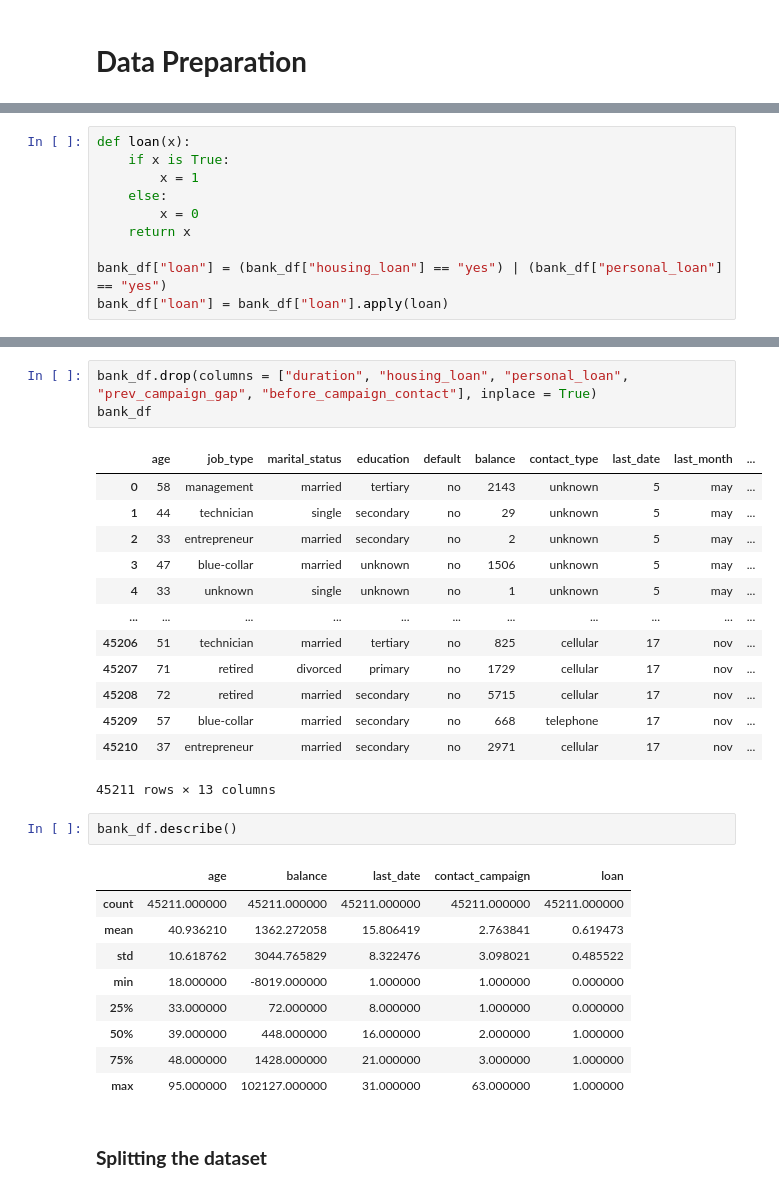
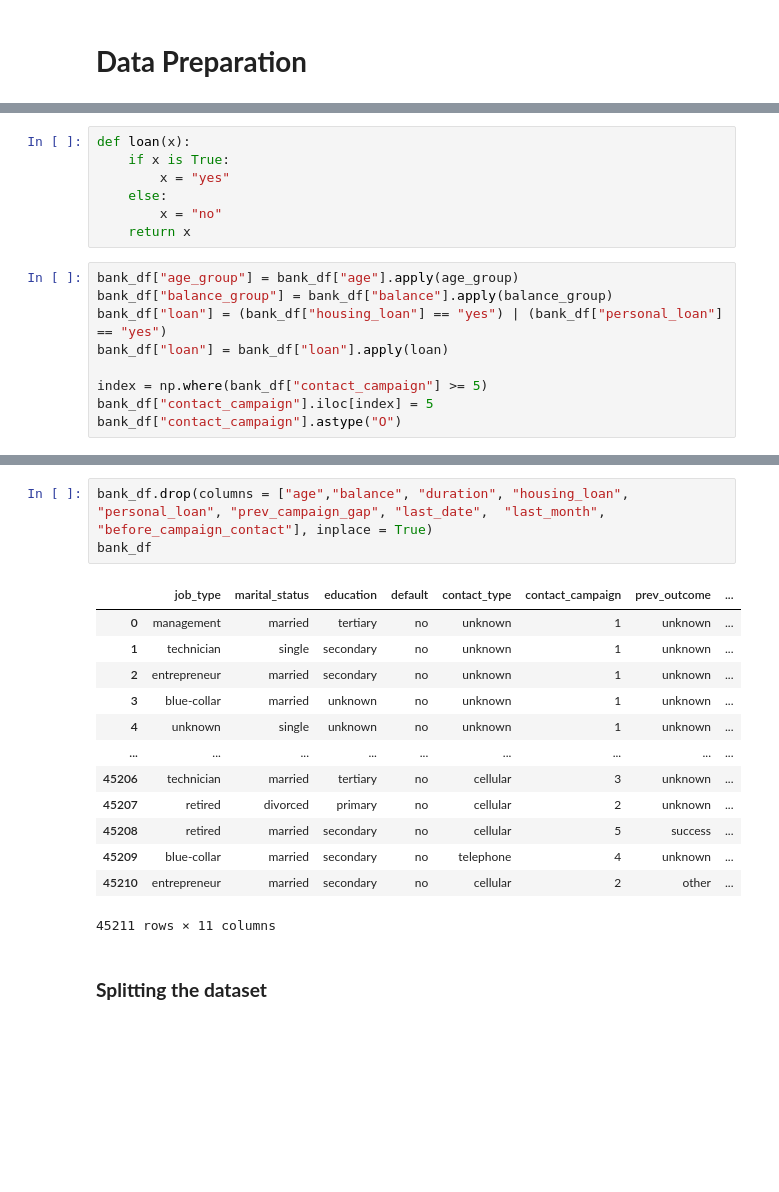
Before and after one commit to RupeshSharma14/Bank-Marketing-Effectiveness-Prediction, a Jupyter notebook: Bank_Marketing_Effectiveness_Prediction_Capstone_Project.ipynb, the cells around one changed output, grey strips where cells are left out. Saved outputs shown, nothing was run; the diff lists cells and outputs as text; blank space fills up the shorter version.

```diff
--- a/Bank_Marketing_Effectiveness_Prediction_Capstone_Project.ipynb
+++ b/Bank_Marketing_Effectiveness_Prediction_Capstone_Project.ipynb
@@ -350,10 +373,16 @@ plt.show()
 # %%
 def loan(x):
     if x is True:
-        x = 1
+        x = "yes"
     else:
-        x = 0
+        x = "no"
     return x
-
-bank_df["loan"] = (bank_df["housing_loan"] == "yes") | (bank_df["personal_loan"] == "yes")
-bank_df["loan"] = bank_df["loan"].apply(loan)
+# %%
+bank_df["age_group"] = bank_df["age"].apply(age_group)
+bank_df["balance_group"] = bank_df["balance"].apply(balance_group)
+bank_df["loan"] = (bank_df["housing_loan"] == "yes") | (bank_df["personal_loan"] == "yes")
+bank_df["loan"] = bank_df["loan"].apply(loan)
+
+index = np.where(bank_df["contact_campaign"] >= 5)
+bank_df["contact_campaign"].iloc[index] = 5
+bank_df["contact_campaign"].astype("O")
@@ -360,32 +402,20 @@ bank_df["loan"] = bank_df["loan"].apply(loan)
 # %%
-bank_df.drop(columns = ["duration", "housing_loan", "personal_loan", "prev_campaign_gap", "before_campaign_contact"], inplace = True)
+bank_df.drop(columns = ["age","balance", "duration", "housing_loan", "personal_loan", "prev_campaign_gap", "last_date",	"last_month", "before_campaign_contact"], inplace = True)
 bank_df
 # %% [output]
-|  | age | job_type | marital_status | education | default | balance | contact_type | last_date | last_month | ... |
-| 0 | 58 | management | married | tertiary | no | 2143 | unknown | 5 | may | ... |
-| 1 | 44 | technician | single | secondary | no | 29 | unknown | 5 | may | ... |
-| 2 | 33 | entrepreneur | married | secondary | no | 2 | unknown | 5 | may | ... |
-| 3 | 47 | blue-collar | married | unknown | no | 1506 | unknown | 5 | may | ... |
-| 4 | 33 | unknown | single | unknown | no | 1 | unknown | 5 | may | ... |
-| ... | ... | ... | ... | ... | ... | ... | ... | ... | ... | ... |
-| 45206 | 51 | technician | married | tertiary | no | 825 | cellular | 17 | nov | ... |
-| 45207 | 71 | retired | divorced | primary | no | 1729 | cellular | 17 | nov | ... |
-| 45208 | 72 | retired | married | secondary | no | 5715 | cellular | 17 | nov | ... |
-| 45209 | 57 | blue-collar | married | secondary | no | 668 | telephone | 17 | nov | ... |
-| 45210 | 37 | entrepreneur | married | secondary | no | 2971 | cellular | 17 | nov | ... |
+|  | job_type | marital_status | education | default | contact_type | contact_campaign | prev_outcome | ... |
+| 0 | management | married | tertiary | no | unknown | 1 | unknown | ... |
+| 1 | technician | single | secondary | no | unknown | 1 | unknown | ... |
+| 2 | entrepreneur | married | secondary | no | unknown | 1 | unknown | ... |
+| 3 | blue-collar | married | unknown | no | unknown | 1 | unknown | ... |
+| 4 | unknown | single | unknown | no | unknown | 1 | unknown | ... |
+| ... | ... | ... | ... | ... | ... | ... | ... | ... |
+| 45206 | technician | married | tertiary | no | cellular | 3 | unknown | ... |
+| 45207 | retired | divorced | primary | no | cellular | 2 | unknown | ... |
+| 45208 | retired | married | secondary | no | cellular | 5 | success | ... |
+| 45209 | blue-collar | married | secondary | no | telephone | 4 | unknown | ... |
+| 45210 | entrepreneur | married | secondary | no | cellular | 2 | other | ... |
-45211 rows × 13 columns
+45211 rows × 11 columns
-# %%
-bank_df.describe()
-# %% [output]
-|  | age | balance | last_date | contact_campaign | loan |
-| count | 45211.000000 | 45211.000000 | 45211.000000 | 45211.000000 | 45211.000000 |
-| mean | 40.936210 | 1362.272058 | 15.806419 | 2.763841 | 0.619473 |
-| std | 10.618762 | 3044.765829 | 8.322476 | 3.098021 | 0.485522 |
-| min | 18.000000 | -8019.000000 | 1.000000 | 1.000000 | 0.000000 |
-| 25% | 33.000000 | 72.000000 | 8.000000 | 1.000000 | 0.000000 |
-| 50% | 39.000000 | 448.000000 | 16.000000 | 2.000000 | 1.000000 |
-| 75% | 48.000000 | 1428.000000 | 21.000000 | 3.000000 | 1.000000 |
-| max | 95.000000 | 102127.000000 | 31.000000 | 63.000000 | 1.000000 |
 # %% [markdown]
 ### **Splitting the dataset**
 # %%
```
Also changed, not shown: parts of 31 cells of this notebook.
